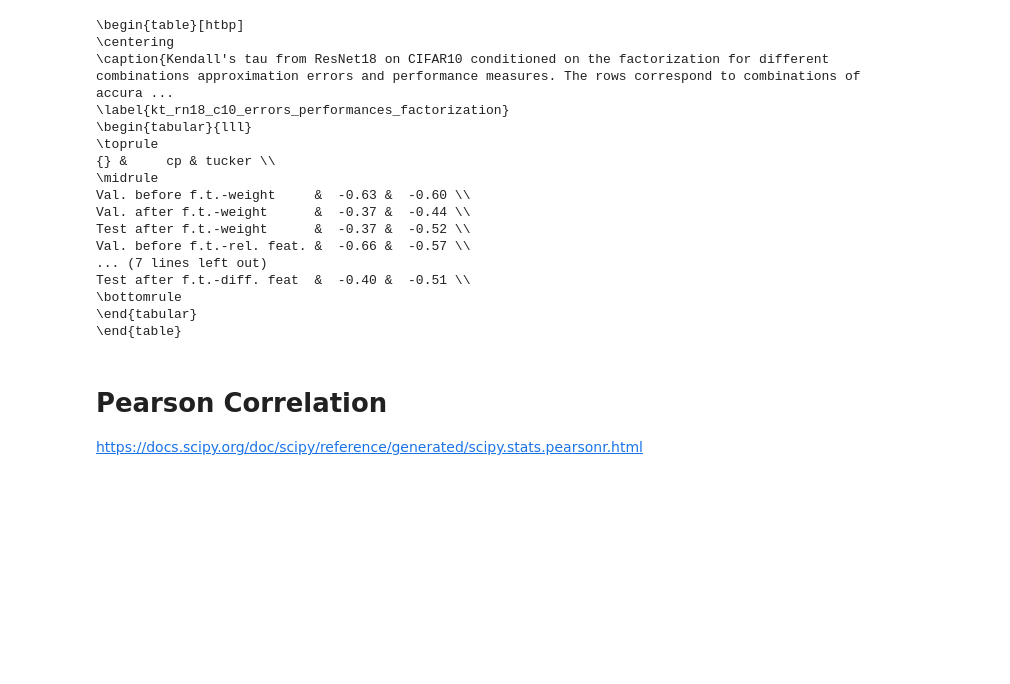
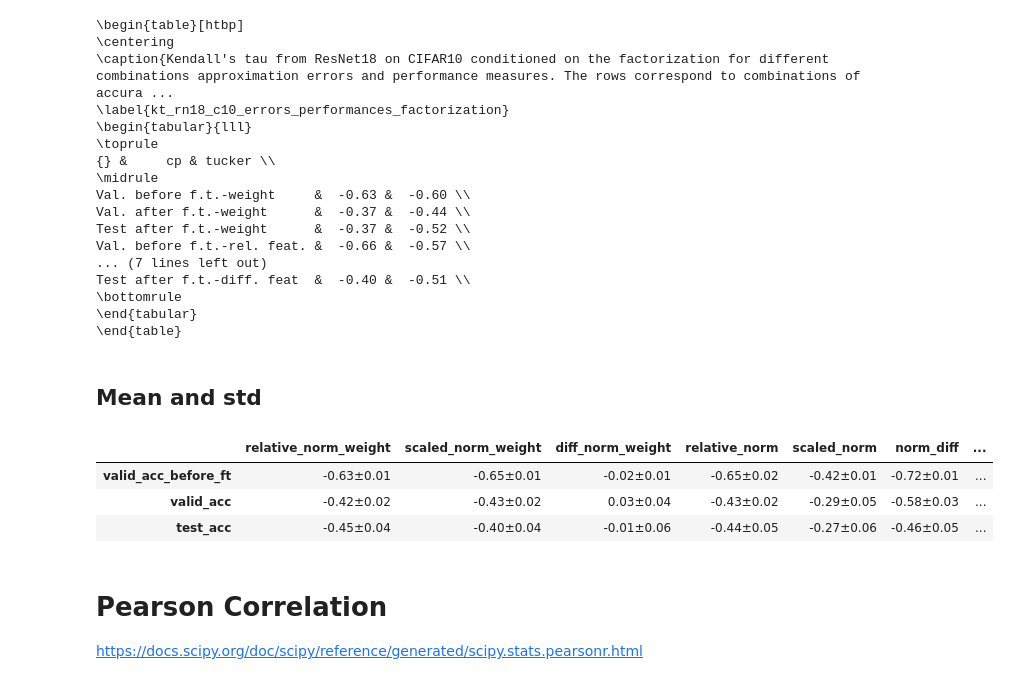
Before and after one commit to JSchuurmans/tddl, a Jupyter notebook: notebooks/results/rn18_c10_approx_vs_perform_ci.ipynb, the cells around one changed output. Drawn from its saved outputs; the diff is of its cells as text; code cells hidden in the pictures; blank space fills up the shorter version.

Commit message:
kendall's tau per run

```diff
--- a/notebooks/results/rn18_c10_approx_vs_perform_ci.ipynb
+++ b/notebooks/results/rn18_c10_approx_vs_perform_ci.ipynb
@@ -1376,3 +1373,17 @@ Test after f.t.-diff. feat  &  -0.40 &  -0.51 \\
 \bottomrule
 \end{tabular}
 \end{table}
+# %% [markdown]
+## Mean and std
+# %%
+from tddl.post_processing.kendalls_tau import split_into_run, calculate_kendalls_tau_per_run, mean_std_over_runs
+
+dfs = split_into_run(df, 5)
+df_kts = calculate_kendalls_tau_per_run(dfs)
+df_kt_mean_std = mean_std_over_runs(df_kts)
+df_kt_mean_std
+# %% [output]
+|  | relative_norm_weight | scaled_norm_weight | diff_norm_weight | relative_norm | scaled_norm | norm_diff | ... |
+| valid_acc_before_ft | -0.63±0.01 | -0.65±0.01 | -0.02±0.01 | -0.65±0.02 | -0.42±0.01 | -0.72±0.01 | ... |
+| valid_acc | -0.42±0.02 | -0.43±0.02 | 0.03±0.04 | -0.43±0.02 | -0.29±0.05 | -0.58±0.03 | ... |
+| test_acc | -0.45±0.04 | -0.40±0.04 | -0.01±0.06 | -0.44±0.05 | -0.27±0.06 | -0.46±0.05 | ... |
```
Also changed, not shown: parts of 4 cells of this notebook, 5 other files.
